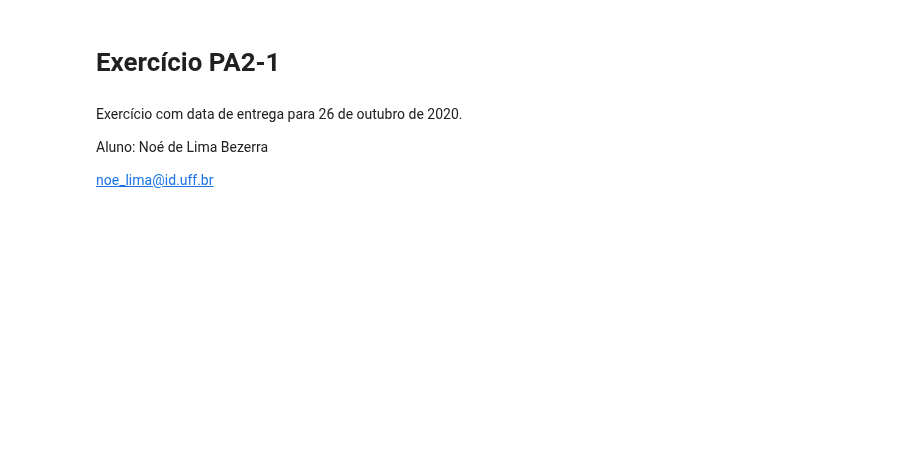
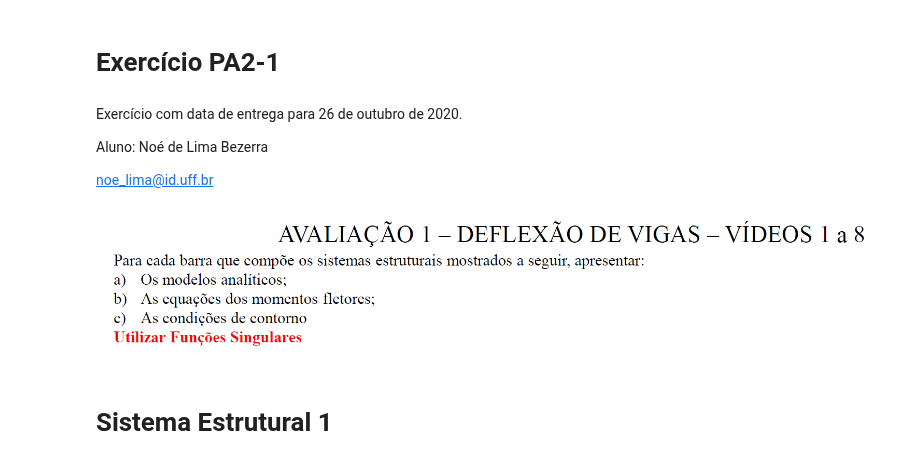
Before and after one commit to noedelima/Mecanica_dos_Solidos_Uff_20_1, a Jupyter notebook: Exercícios PA2/Exercício 1.ipynb, the cells around one changed output. Cells and saved outputs as stored; diff of their text form; code cells hidden in the pictures; blank space fills up the shorter version.

```diff
--- a/Exercícios PA2/Exercício 1.ipynb
+++ b/Exercícios PA2/Exercício 1.ipynb
@@ -13,6 +13,12 @@ import sympy as sp
 import matplotlib.pyplot as plt
 from IPython.display import display, Math, Image
 sp.init_printing(use_latex='mathjax',latex_mode='equation*')
+# %%
+Image("Figuras/PA2-1-0.png")
+# %% [output]
+[figure, added]
+# %% [markdown]
+# Sistema Estrutural 1
 # %%
 Image("Figuras/PA2-1-1.png")
 # %% [output]
```
Also changed, not shown: parts of 8 cells of this notebook, 11 other files.
